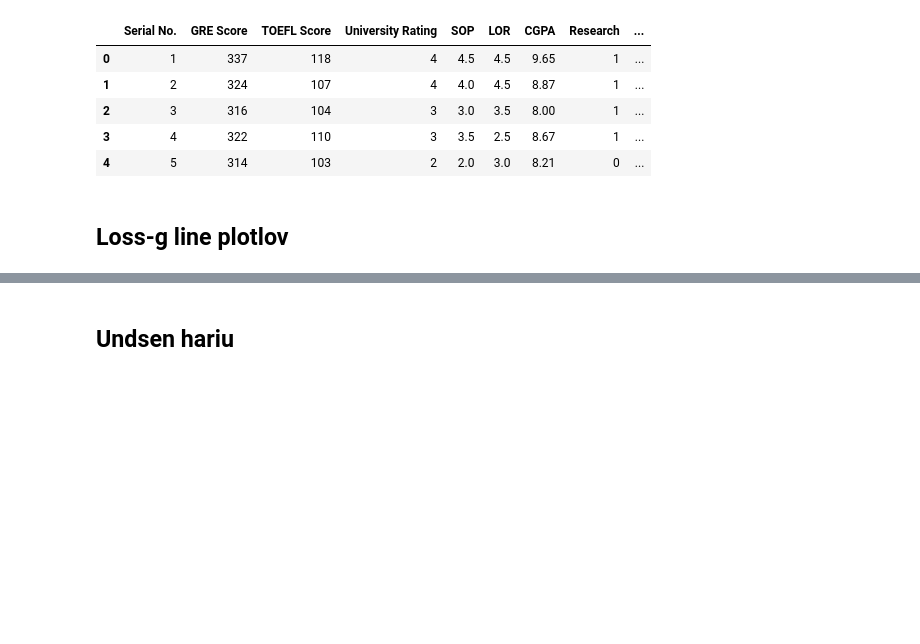
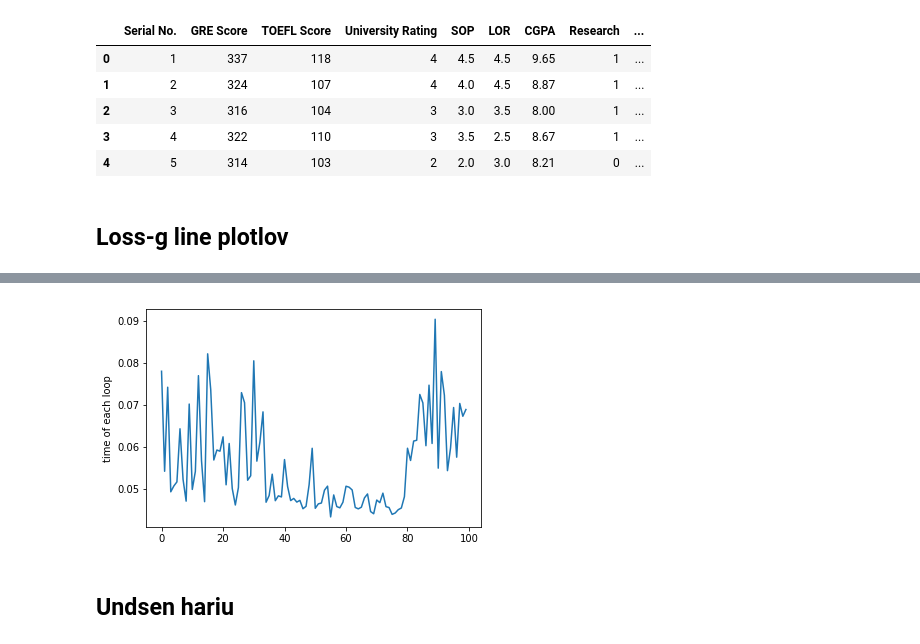
Before and after one commit to nmit-406/image-processing-labs, a Jupyter notebook: forward-propa,10-22/khuslen's.ipynb, the cells around one changed output, grey strips where cells are left out. Saved outputs shown, nothing was run; the diff lists cells and outputs as text; code cells hidden in the pictures; blank space fills up the shorter version.

```diff
--- a/forward-propa,10-22/khuslen's.ipynb
+++ b/forward-propa,10-22/khuslen's.ipynb
@@ -106,3 +112,9 @@ plt.show()
+# %%
+plt.plot(t)
+plt.ylabel('time of each loop')
+plt.show()
+# %% [output]
+[figure, added]
 # %% [markdown]
 ## Undsen hariu
 # %%
```
Also changed, not shown: parts of 9 cells of this notebook.
